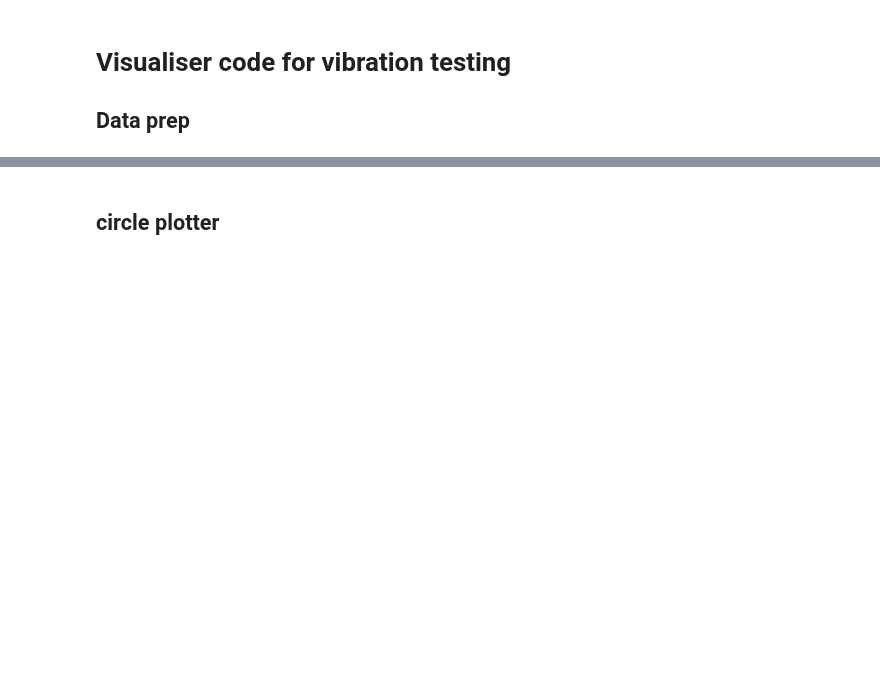
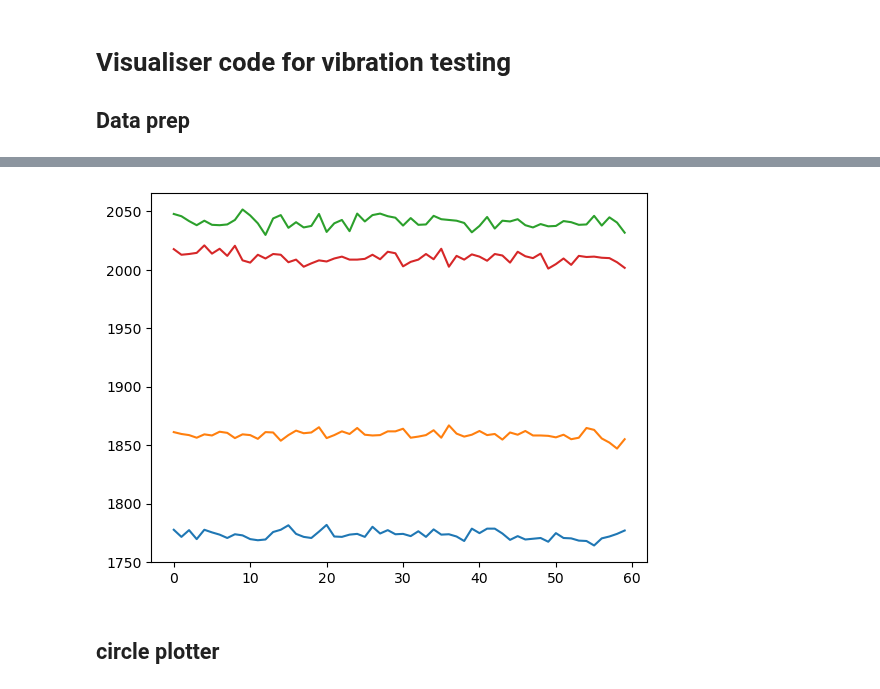
Before and after one commit to shepai/TactileSensor, a Jupyter notebook: Code/Data collection/vibration/vis.ipynb, the cells around one changed output, grey strips where cells are left out. Saved outputs shown, nothing was run; the diff lists cells and outputs as text; code cells hidden in the pictures; blank space fills up the shorter version.

```diff
--- a/Code/Data collection/vibration/vis.ipynb
+++ b/Code/Data collection/vibration/vis.ipynb
@@ -35,3 +49,13 @@ Index(['Rotation', 'LED_no', 's1', 's2', 's3', 's4', 't'], dtype='object')
+# %%
+start=100
+end=300
+plt.plot(averaged_all['s1'])
+plt.plot(averaged_all['s2'])
+plt.plot(averaged_all['s3'])
+plt.plot(averaged_all['s4'])
+plt.show()
+# %% [output]
+[figure, added]
 # %% [markdown]
 ## circle plotter
 # %%
```
Also changed, not shown: parts of 3 cells of this notebook.
